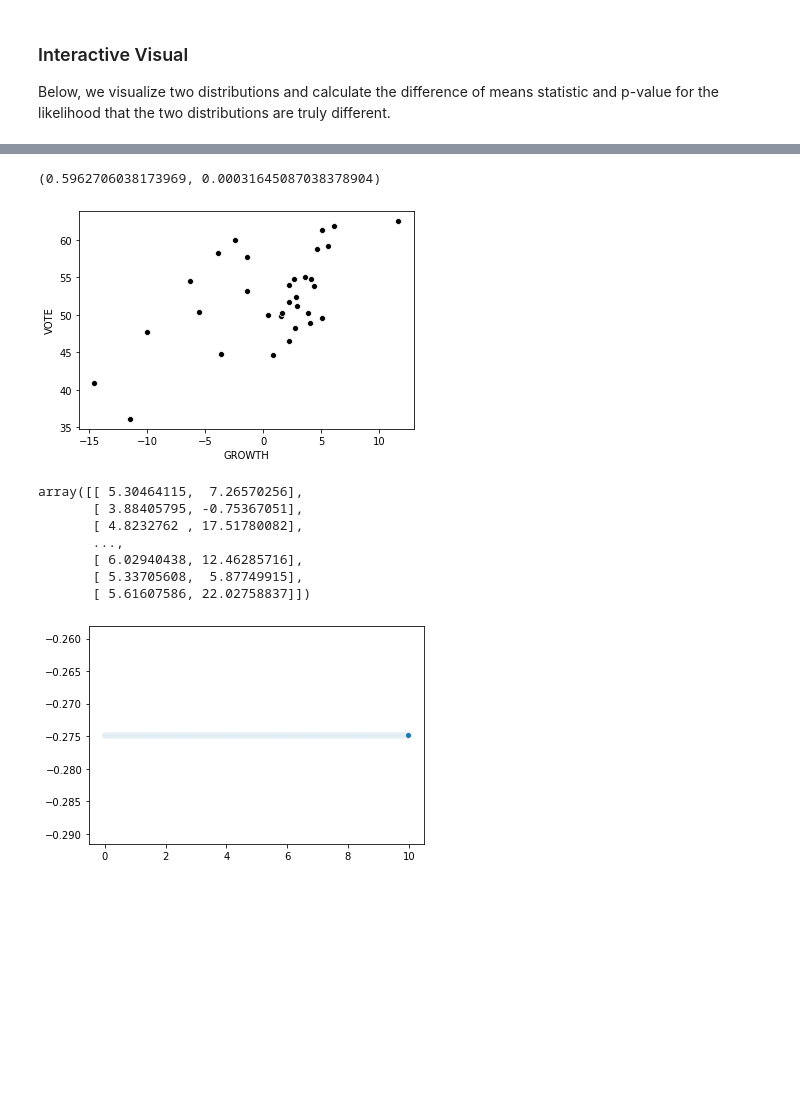
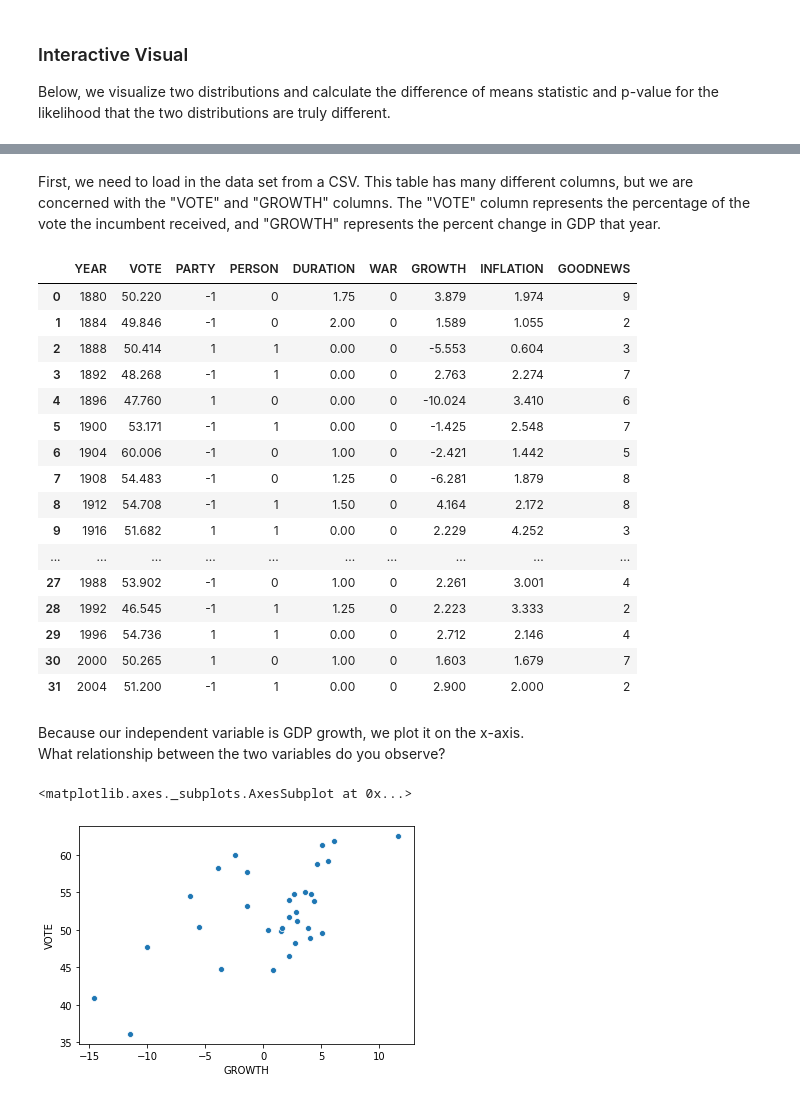
Before and after one commit to ds-modules/POLSCI-3, a Jupyter notebook: beta materials/Lecture_I_NB_1.ipynb, the cells around one changed output, grey strips where cells are left out. Cells and saved outputs as stored; diff of their text form; code cells hidden in the pictures; blank space fills up the shorter version.

```diff
--- a/beta materials/Lecture_I_NB_1.ipynb
+++ b/beta materials/Lecture_I_NB_1.ipynb
@@ -161,21 +181,31 @@ interactive(children=(FloatSlider(value=5.0, description='center_diff', max=10.0
+# %% [markdown]
+First, we need to load in the data set from a CSV. This table has many different columns, but we are concerned with the "VOTE" and "GROWTH" columns. The "VOTE" column represents the percentage of the vote the incumbent received, and "GROWTH" represents the percent change in GDP that year.
 # %%
 fair_df = pd.read_csv('data/fair.csv')
-sns.scatterplot('GROWTH', 'VOTE', data=fair_df, color='black')
-stats.pearsonr(fair_df.GROWTH, fair_df.VOTE)
+fair_df
 # %% [output]
-(0.5962706038173969, 0.00031645087038378904)
-[figure, removed]
+|  | YEAR | VOTE | PARTY | PERSON | DURATION | WAR | GROWTH | INFLATION | GOODNEWS |
+| 0 | 1880 | 50.220 | -1 | 0 | 1.75 | 0 | 3.879 | 1.974 | 9 |
+| 1 | 1884 | 49.846 | -1 | 0 | 2.00 | 0 | 1.589 | 1.055 | 2 |
+| 2 | 1888 | 50.414 | 1 | 1 | 0.00 | 0 | -5.553 | 0.604 | 3 |
+| 3 | 1892 | 48.268 | -1 | 1 | 0.00 | 0 | 2.763 | 2.274 | 7 |
+| 4 | 1896 | 47.760 | 1 | 0 | 0.00 | 0 | -10.024 | 3.410 | 6 |
+| 5 | 1900 | 53.171 | -1 | 1 | 0.00 | 0 | -1.425 | 2.548 | 7 |
+| 6 | 1904 | 60.006 | -1 | 0 | 1.00 | 0 | -2.421 | 1.442 | 5 |
+| 7 | 1908 | 54.483 | -1 | 0 | 1.25 | 0 | -6.281 | 1.879 | 8 |
+| 8 | 1912 | 54.708 | -1 | 1 | 1.50 | 0 | 4.164 | 2.172 | 8 |
+| 9 | 1916 | 51.682 | 1 | 1 | 0.00 | 0 | 2.229 | 4.252 | 3 |
+| ... | ... | ... | ... | ... | ... | ... | ... | ... | ... |
+| 27 | 1988 | 53.902 | -1 | 0 | 1.00 | 0 | 2.261 | 3.001 | 4 |
+| 28 | 1992 | 46.545 | -1 | 1 | 1.25 | 0 | 2.223 | 3.333 | 2 |
+| 29 | 1996 | 54.736 | 1 | 1 | 0.00 | 0 | 2.712 | 2.146 | 4 |
+| 30 | 2000 | 50.265 | 1 | 0 | 1.00 | 0 | 1.603 | 1.679 | 7 |
+| 31 | 2004 | 51.200 | -1 | 1 | 0.00 | 0 | 2.900 | 2.000 | 2 |
-# %%
-def cloud():
-    sns.scatterplot(np.arange(10, step=.01), np.random.multivariate_normal([5,5], [[1,0],[0,100]], size=10000)[1].T[1])
-cloud()
-np.random.multivariate_normal([5,5], [[1,0],[0,100]], size=10000)
-# %% [output]
-array([[ 5.30464115,  7.26570256],
-       [ 3.88405795, -0.75367051],
-       [ 4.8232762 , 17.51780082],
-       ...,
-       [ 6.02940438, 12.46285716],
-       [ 5.33705608,  5.87749915],
-       [ 5.61607586, 22.02758837]])
-[figure, removed]
+# %% [markdown]
+Because our independent variable is GDP growth, we plot it on the x-axis.
+What relationship between the two variables do you observe?
+# %%
+sns.scatterplot('GROWTH', 'VOTE', data=fair_df)
+# %% [output]
+<matplotlib.axes._subplots.AxesSubplot at 0x...>
+[figure, added]
```
Also changed, not shown: parts of 17 cells of this notebook.
